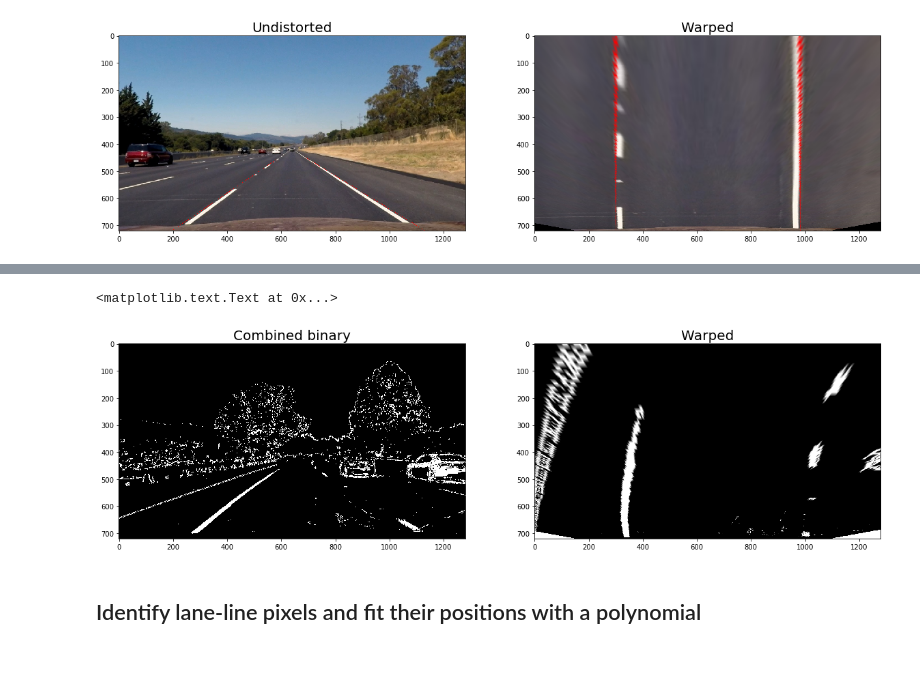
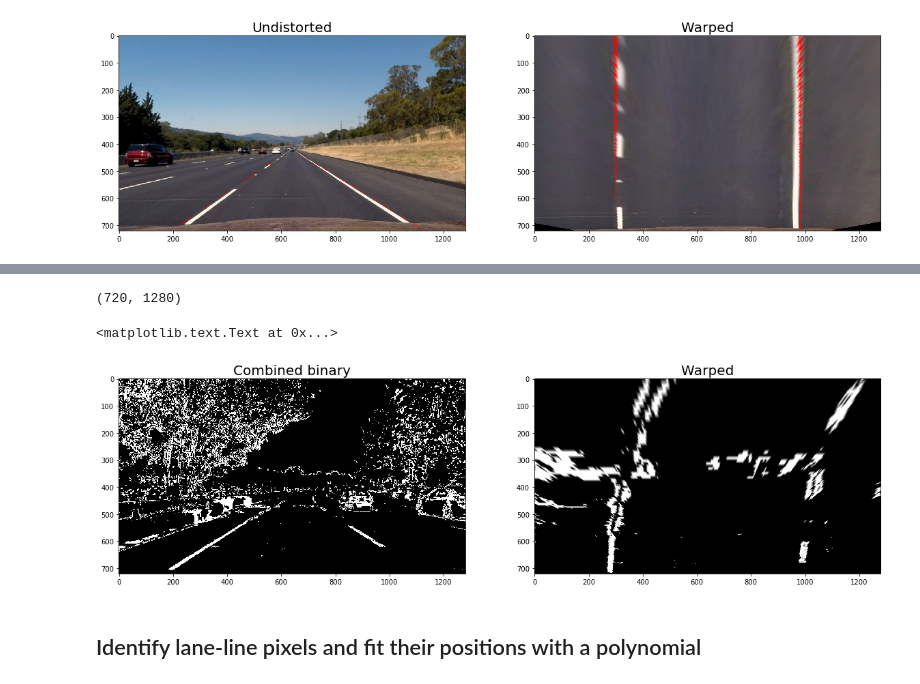
Before and after one commit to demon221/CarND-Advanced-Lane-Lines-P4, a Jupyter notebook: P4.ipynb, the cells around one changed output, grey strips where cells are left out. Cells and saved outputs as stored; diff of their text form; code cells hidden in the pictures.

```diff
--- a/P4.ipynb
+++ b/P4.ipynb
@@ -218,25 +218,32 @@ def combined_thresh(img):
 image_test = mpimg.imread('output_images/test_images/undistorted2.jpg')
 
 # Run the function
-combined_test, absx_bin, mag_bin, dir_bin, s_bin, color_mask = combined_thresh(image)
+combined_test, absx_bin, mag_bin, dir_bin, s_bin, color_mask = combined_thresh(image_test)
 
 # Plot the result
 f, (ax1, ax2, ax3, ax4, ax5, ax6, ax7) = plt.subplots(7, 1, figsize=(24, 25))
 
-ax1.imshow(image)
+ax1.imshow(image_test)
 ax1.set_title('Original Image', fontsize=20)
+print(image_test.shape)
 ax2.imshow(combined_test, cmap='gray')
 ax2.set_title('Combined Thresholded', fontsize=20)
+print(combined_test.shape)
 ax3.imshow(absx_bin, cmap='gray')
 ax3.set_title('Sobel X', fontsize=20)
+print(absx_bin.shape)
 ax4.imshow(mag_bin, cmap='gray')
 ax4.set_title('Magnitude of Sobel', fontsize=20)
+print(mag_bin.shape)
 ax5.imshow(dir_bin, cmap='gray')
 ax5.set_title('Direction of Sobel', fontsize=20)
+print(dir_bin.shape)
 ax6.imshow(s_bin, cmap='gray')
 ax6.set_title('Saturation Channel', fontsize=20)
+print(s_bin.shape)
 ax7.imshow(color_mask, cmap='gray')
 ax7.set_title('Color Mask', fontsize=20)
+print(color_mask.shape)
 
 plt.subplots_adjust(left=0., right=1, top=0.9, bottom=0.)
 # %% [output]
@@ -327,14 +367,16 @@ for idx, fname in enumerate(images_binary):
 # %%
-img_binary1 = mpimg.imread('output_images/test_images/binary_test1.jpg')
-img_binary_warped1 = perspective_transform(img_binary1)
+img_binary5 = mpimg.imread('output_images/test_images/binary_test5.jpg')
+img_binary_warped5, M, Minv = perspective_transform(cv2.cvtColor(img_binary5, cv2.COLOR_RGB2GRAY))
+print(img_binary_warped2.shape)
 f, (ax1, ax2) = plt.subplots(1, 2, figsize=(20, 8))
-ax1.imshow(img_binary1, cmap='gray')
+ax1.imshow(img_binary5, cmap='gray')
 ax1.set_title('Combined binary', fontsize=20)
-ax2.imshow(img_binary_warped1, cmap='gray')
+ax2.imshow(img_binary_warped5, cmap='gray')
 ax2.set_title('Warped', fontsize=20)
 # %% [output]
-<matplotlib.text.Text at 0x...>
+(720, 1280)
+<matplotlib.text.Text at 0x...>
-[figure, old version]
+[figure, new version]
 # %% [markdown]
 ## Identify lane-line pixels and fit their positions with a polynomial
 # %%
```
Also changed, not shown: parts of 8 cells of this notebook.
